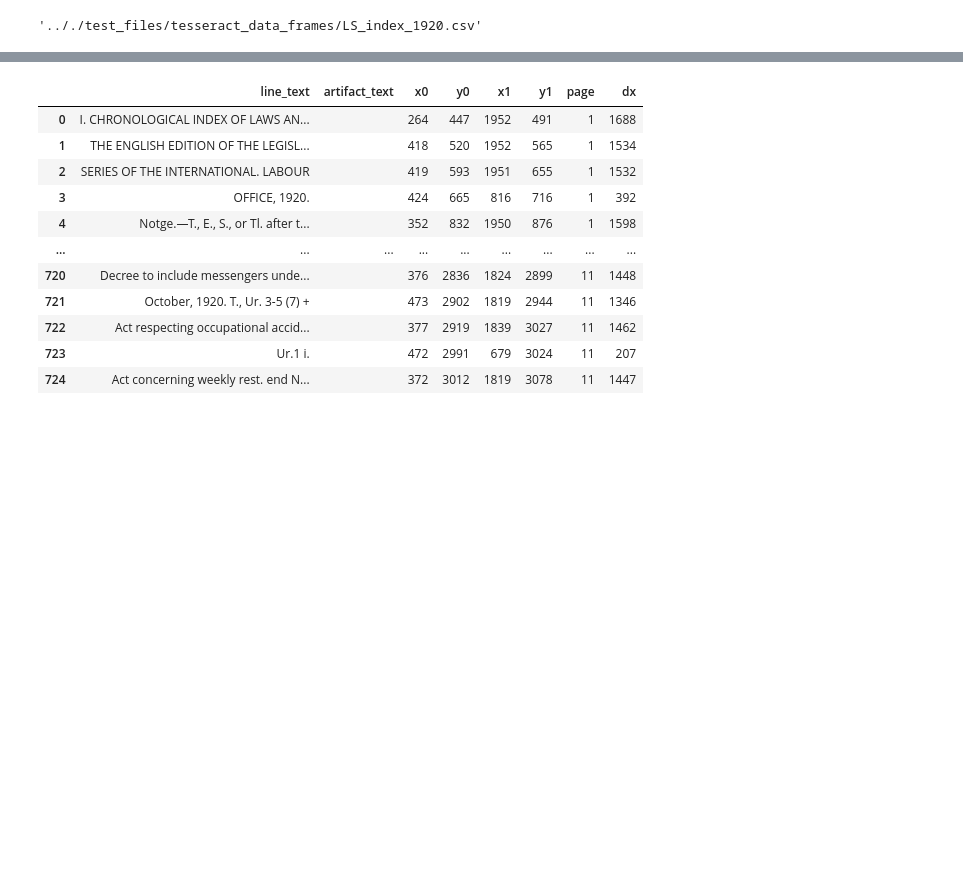
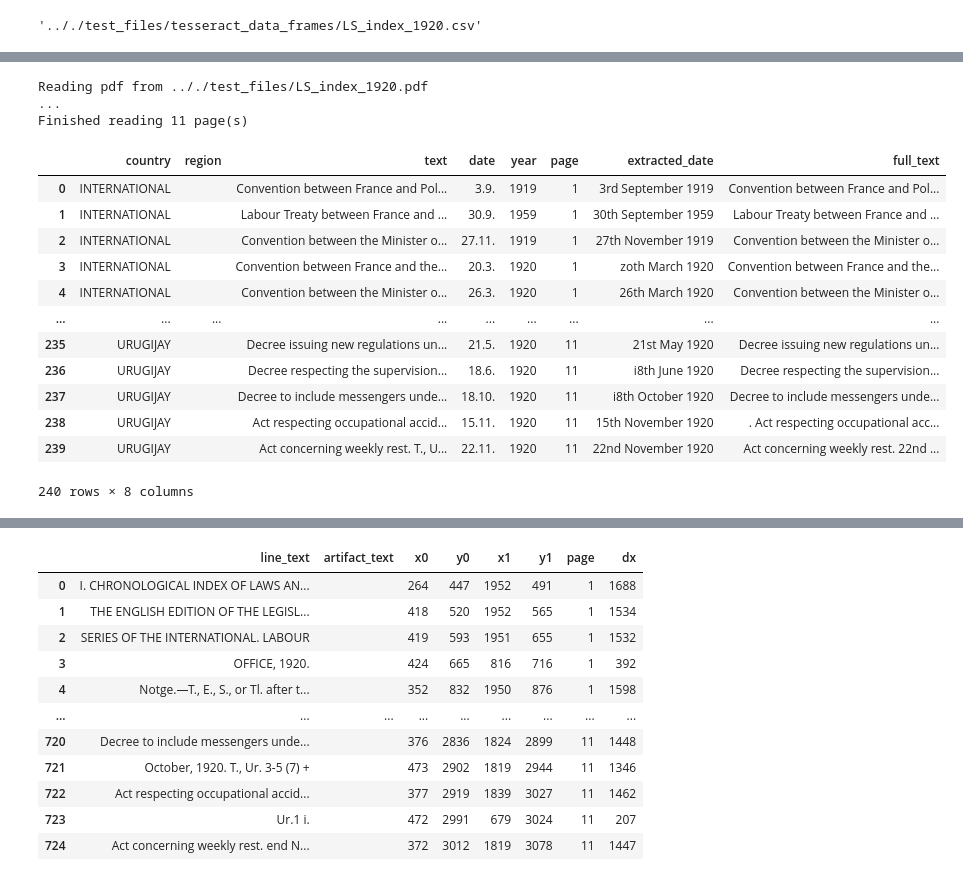
Before and after one commit to jeusa/indexex, a Jupyter notebook: code/index_extraction.ipynb, the cells around one changed output, grey strips where cells are left out. Cells and saved outputs as stored; diff of their text form; code cells hidden in the pictures; blank space fills up the shorter version.

```diff
--- a/code/index_extraction.ipynb
+++ b/code/index_extraction.ipynb
@@ -51,0 +67,19 @@ display(test_dfs, file)
+# %%
+extract.extract_indexes_pdf(pdf_file)
+# %% [output]
+Reading pdf from .././test_files/LS_index_1920.pdf
+...
+Finished reading 11 page(s)
+|  | country | region | text | date | year | page | extracted_date | full_text |
+| 0 | INTERNATIONAL |  | Convention between France and Pol... | 3.9. | 1919 | 1 | 3rd September 1919 | Convention between France and Pol... |
+| 1 | INTERNATIONAL |  | Labour Treaty between France and ... | 30.9. | 1959 | 1 | 30th September 1959 | Labour Treaty between France and ... |
+| 2 | INTERNATIONAL |  | Convention between the Minister o... | 27.11. | 1919 | 1 | 27th November 1919 | Convention between the Minister o... |
+| 3 | INTERNATIONAL |  | Convention between France and the... | 20.3. | 1920 | 1 | zoth March 1920 | Convention between France and the... |
+| 4 | INTERNATIONAL |  | Convention between the Minister o... | 26.3. | 1920 | 1 | 26th March 1920 | Convention between the Minister o... |
+| ... | ... | ... | ... | ... | ... | ... | ... | ... |
+| 235 | URUGIJAY |  | Decree issuing new regulations un... | 21.5. | 1920 | 11 | 21st May 1920 | Decree issuing new regulations un... |
+| 236 | URUGIJAY |  | Decree respecting the supervision... | 18.6. | 1920 | 11 | i8th June 1920 | Decree respecting the supervision... |
+| 237 | URUGIJAY |  | Decree to include messengers unde... | 18.10. | 1920 | 11 | i8th October 1920 | Decree to include messengers unde... |
+| 238 | URUGIJAY |  | Act respecting occupational accid... | 15.11. | 1920 | 11 | 15th November 1920 | . Act respecting occupational acc... |
+| 239 | URUGIJAY |  | Act concerning weekly rest. T., U... | 22.11. | 1920 | 11 | 22nd November 1920 | Act concerning weekly rest. 22nd ... |
+240 rows × 8 columns
```
Also changed, not shown: parts of 22 cells of this notebook, 4 other files.
